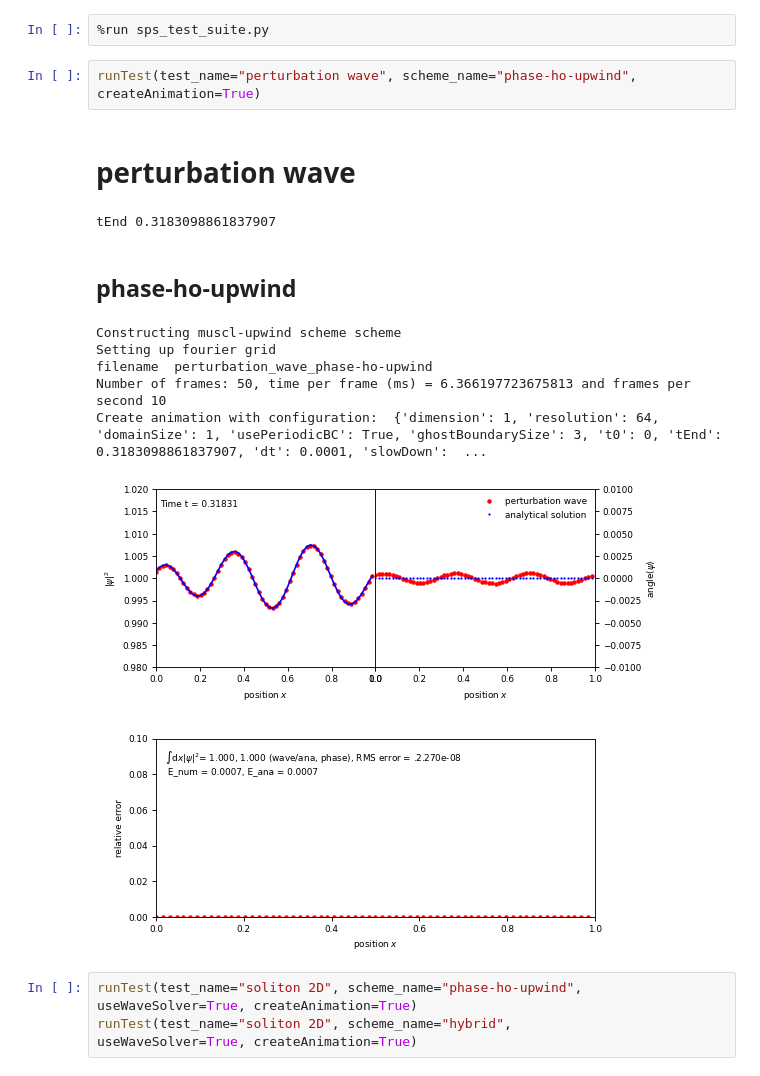
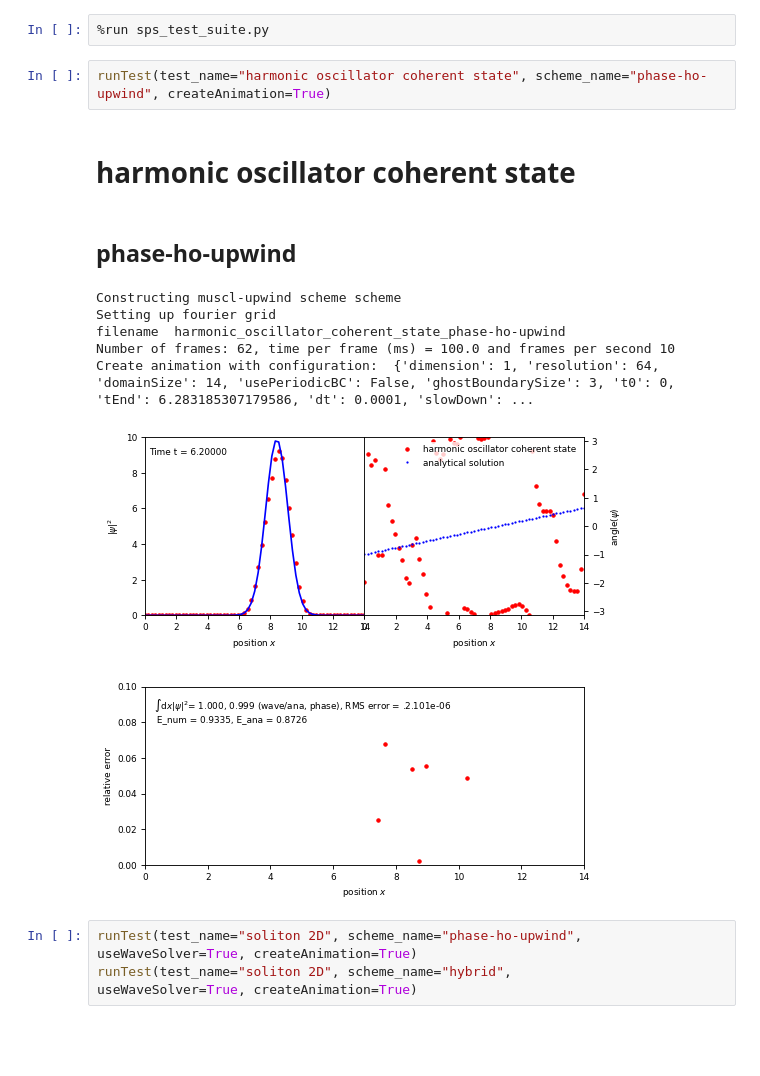
Before and after one commit to KunkelAlexander/fdm-hybrid-scheme, a Jupyter notebook: schroedinger.ipynb, the cells around one changed output. Drawn from its saved outputs; the diff is of its cells as text; blank space fills up the shorter version.

```diff
--- a/schroedinger.ipynb
+++ b/schroedinger.ipynb
@@ -3,17 +3,16 @@
 # %%
 %run sps_test_suite.py
 # %%
-runTest(test_name="perturbation wave", scheme_name="phase-ho-upwind", createAnimation=True)
+runTest(test_name="harmonic oscillator coherent state", scheme_name="phase-ho-upwind", createAnimation=True)
 # %% [output]
-# perturbation wave
+# harmonic oscillator coherent state
+## phase-ho-upwind
-tEnd 0.3183098861837907
+Constructing muscl-upwind scheme scheme
+Setting up fourier grid
+filename  harmonic_oscillator_coherent_state_phase-ho-upwind
+Number of frames: 62, time per frame (ms) = 100.0 and frames per second 10
+Create animation with configuration:  {'dimension': 1, 'resolution': 64, 'domainSize': 14, 'usePeriodicBC': False, 'ghostBoundarySize': 3, 't0': 0, 'tEnd': 6.283185307179586, 'dt': 0.0001, 'slowDown': ...
-## phase-ho-upwind
-Constructing muscl-upwind scheme scheme
-Setting up fourier grid
-filename  perturbation_wave_phase-ho-upwind
-Number of frames: 50, time per frame (ms) = 6.366197723675813 and frames per second 10
-Create animation with configuration:  {'dimension': 1, 'resolution': 64, 'domainSize': 1, 'usePeriodicBC': True, 'ghostBoundarySize': 3, 't0': 0, 'tEnd': 0.3183098861837907, 'dt': 0.0001, 'slowDown':  ...
-[figure, old version]
+[figure, new version]
 # %%
 runTest(test_name="soliton 2D", scheme_name="phase-ho-upwind", useWaveSolver=True, createAnimation=True)
 runTest(test_name="soliton 2D", scheme_name="hybrid",          useWaveSolver=True, createAnimation=True)
```
Also changed, not shown: 11 other files.
